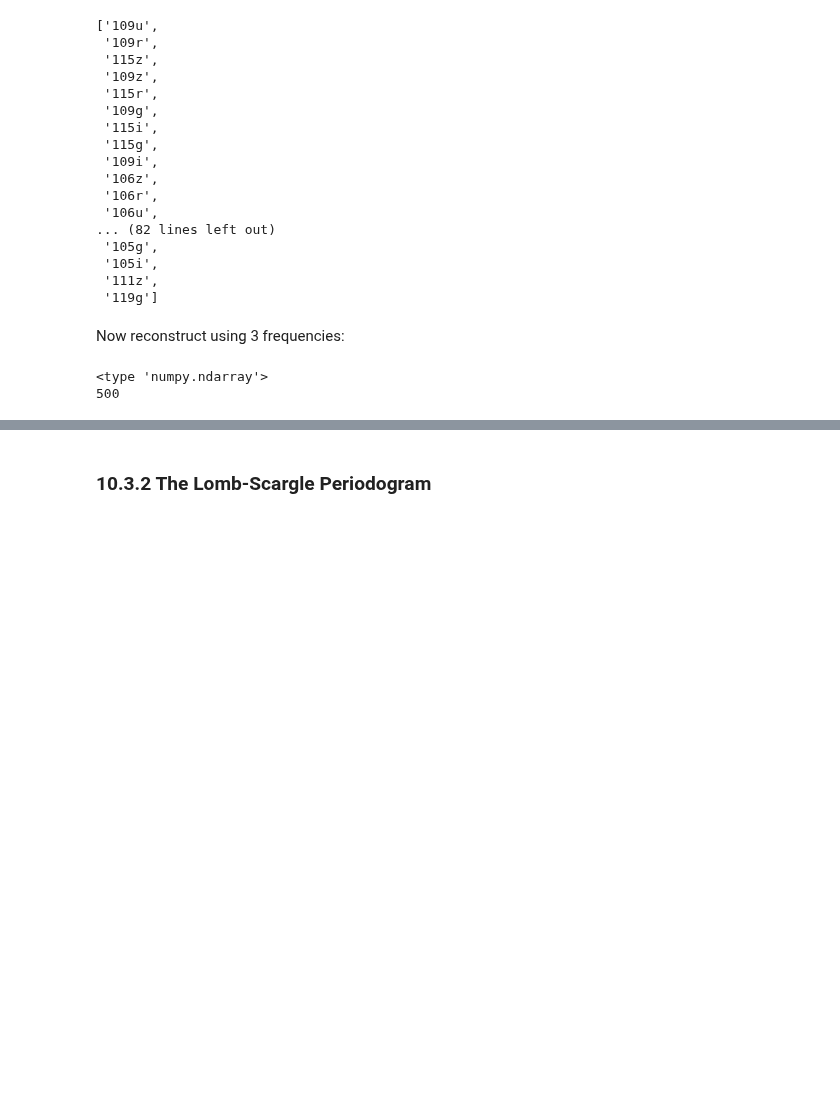
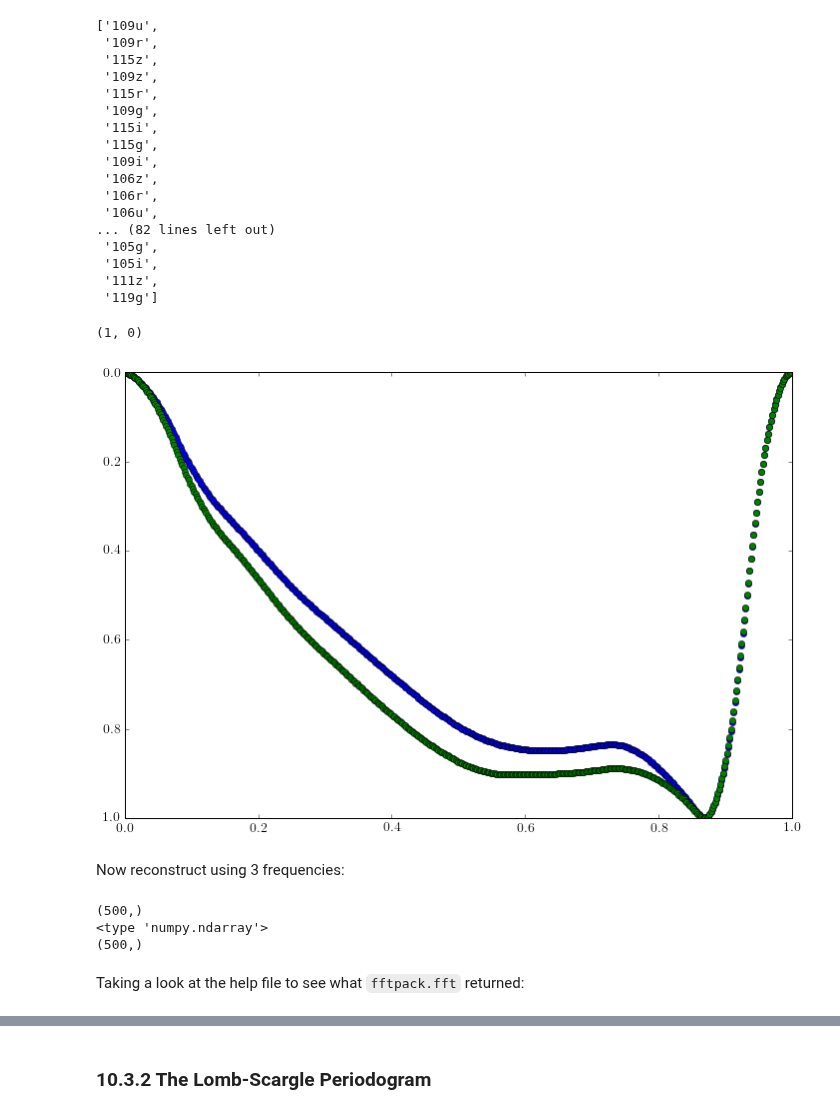
Before and after one commit to YastroML/YastroML, a Jupyter notebook: Session19_141029/Ch10_TimeSeries.ipynb, the cells around one changed output, grey strips where cells are left out. Cells and saved outputs as stored; diff of their text form; code cells hidden in the pictures; blank space fills up the shorter version.

```diff
--- a/Session19_141029/Ch10_TimeSeries.ipynb
+++ b/Session19_141029/Ch10_TimeSeries.ipynb
@@ -134,3 +141,10 @@ x, y = templates['115r'].T
+# %%
+plt.plot(x115r, y115r, 'o')
+plt.plot(x109u, y109u, 'o')
+plt.ylim([1,0])
+# %% [output]
+(1, 0)
+[figure, added]
 # %% [markdown]
 Now reconstruct using 3 frequencies:
 # %%
@@ -138,7 +151,11 @@ k = 8
 y_fft = fftpack.fft(y)
 # %%
+print(y.shape)
 print(type(y_fft))
-print(size(y_fft))
+print(y_fft.shape)
 # %% [output]
+(500,)
 <type 'numpy.ndarray'>
-500
+(500,)
+# %% [markdown]
+Taking a look at the help file to see what `fftpack.fft` returned:
```
Also changed, not shown: parts of 22 cells of this notebook.
